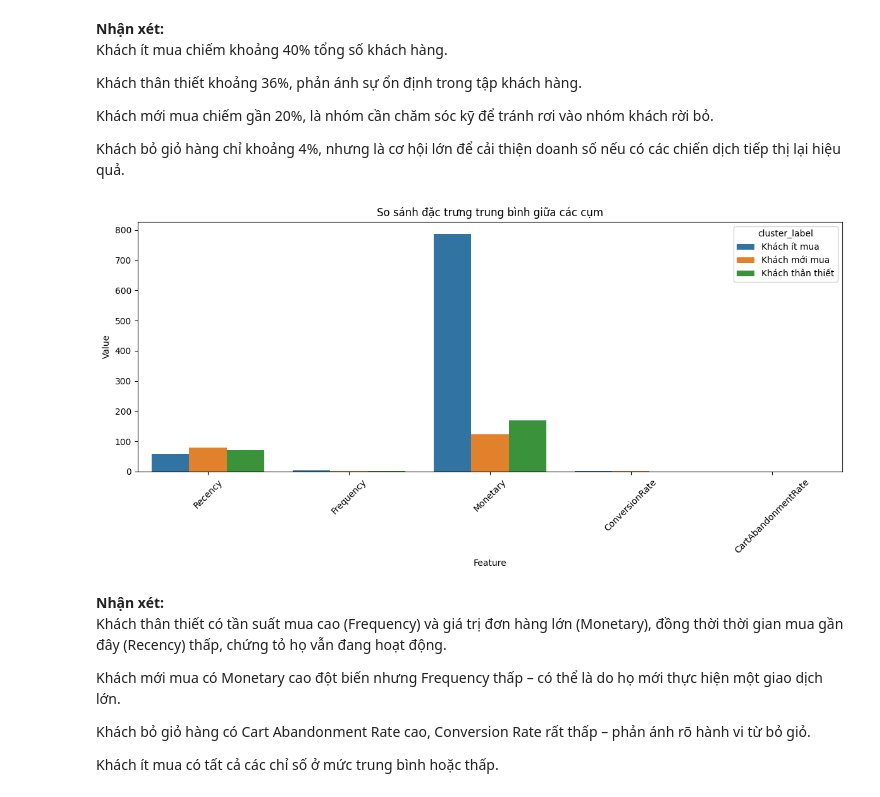
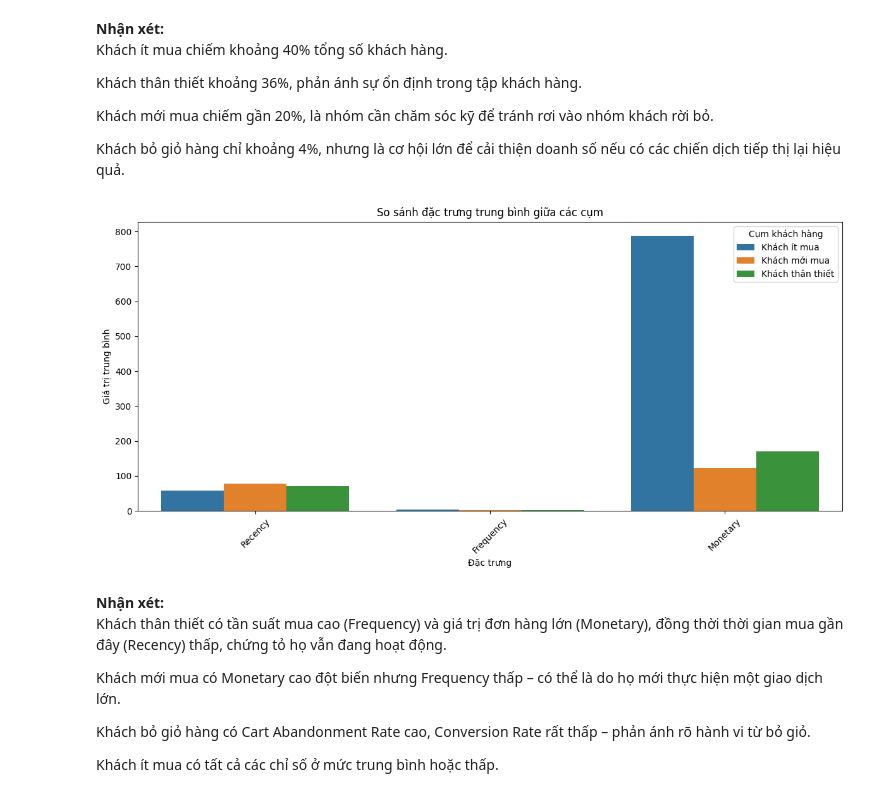
Before and after one commit to hanvocado/ecommerce-analysis, a Jupyter notebook: segment_clustering.ipynb, the cells around one changed output. Cells and saved outputs as stored; diff of their text form; code cells hidden in the pictures.

```diff
--- a/segment_clustering.ipynb
+++ b/segment_clustering.ipynb
@@ -230,2 +219,7 @@ features['cluster'] = clusters
+# %%
+cluster_profile = (features.groupby('cluster')[['Recency', 'Frequency', 'Monetary', 'ConversionRate', 'CartAbandonmentRate']]
+                  .mean()
+                  .round(2)
+                  .reset_index())
 # %% [markdown]
 Nhận xét:
@@ -349,7 +311,11 @@ cluster_counts.columns = ['cluster', 'num_customers']
 total_customers = cluster_counts['num_customers'].sum()
 cluster_counts['percentage'] = (cluster_counts['num_customers'] / total_customers * 100).round(2)
 # %%
-# Gộp kết quả
+cluster_counts = cluster_counts.rename(columns={
+    'num_customers': 'num_customers_count',
+    'percentage': 'percentage_count'
+})
+
 cluster_profile = pd.merge(cluster_profile, cluster_counts, on='cluster')
 # %%
 print('thông tin cụm:')
@@ -363,6 +329,6 @@ thông tin cụm:
 # %%
 cluster_profile['cluster_label'] = cluster_profile['cluster'].map(cluster_labels)
-cluster_profile['comment'] = cluster_profile['cluster'].map(cluster_comments)
+# cluster_profile['comment'] = cluster_profile['cluster'].map(cluster_comments)
 # %%
 
 # Tính trung bình đặc trưng cho từng cụm
@@ -445,18 +408,30 @@ cluster_profile_melt = pd.melt(
     var_name='Feature',
     value_name='Value'
 )
+# %%
+# Chọn các đặc trưng cần so sánh
+features_to_plot = ['Recency', 'Frequency', 'Monetary']
+
+# Chuyển đổi dữ liệu sang long format
+cluster_profile_melted = pd.melt(
+    cluster_profile,
+    id_vars=['cluster', 'cluster_label'],
+    value_vars=features_to_plot,
+    var_name='Feature',
+    value_name='Value'
+)
 # %%
-import seaborn as sns
-import matplotlib.pyplot as plt
-
 plt.figure(figsize=(12, 6))
-sns.barplot(data=cluster_profile_melt, x='Feature', y='Value', hue='cluster_label')
+sns.barplot(data=cluster_profile_melted, x='Feature', y='Value', hue='cluster_label')
 plt.title("So sánh đặc trưng trung bình giữa các cụm")
 plt.xticks(rotation=45)
+plt.ylabel("Giá trị trung bình")
+plt.xlabel("Đặc trưng")
+plt.legend(title="Cụm khách hàng")
 plt.tight_layout()
 plt.show()
 # %% [output]
-[figure, old version]
+[figure, new version]
 # %% [markdown]
 **Nhận xét:** \
 Khách thân thiết có tần suất mua cao (Frequency) và giá trị đơn hàng lớn (Monetary), đồng thời thời gian mua gần đây (Recency) thấp, chứng tỏ họ vẫn đang hoạt động.
```
Also changed, not shown: parts of 20 cells of this notebook.
